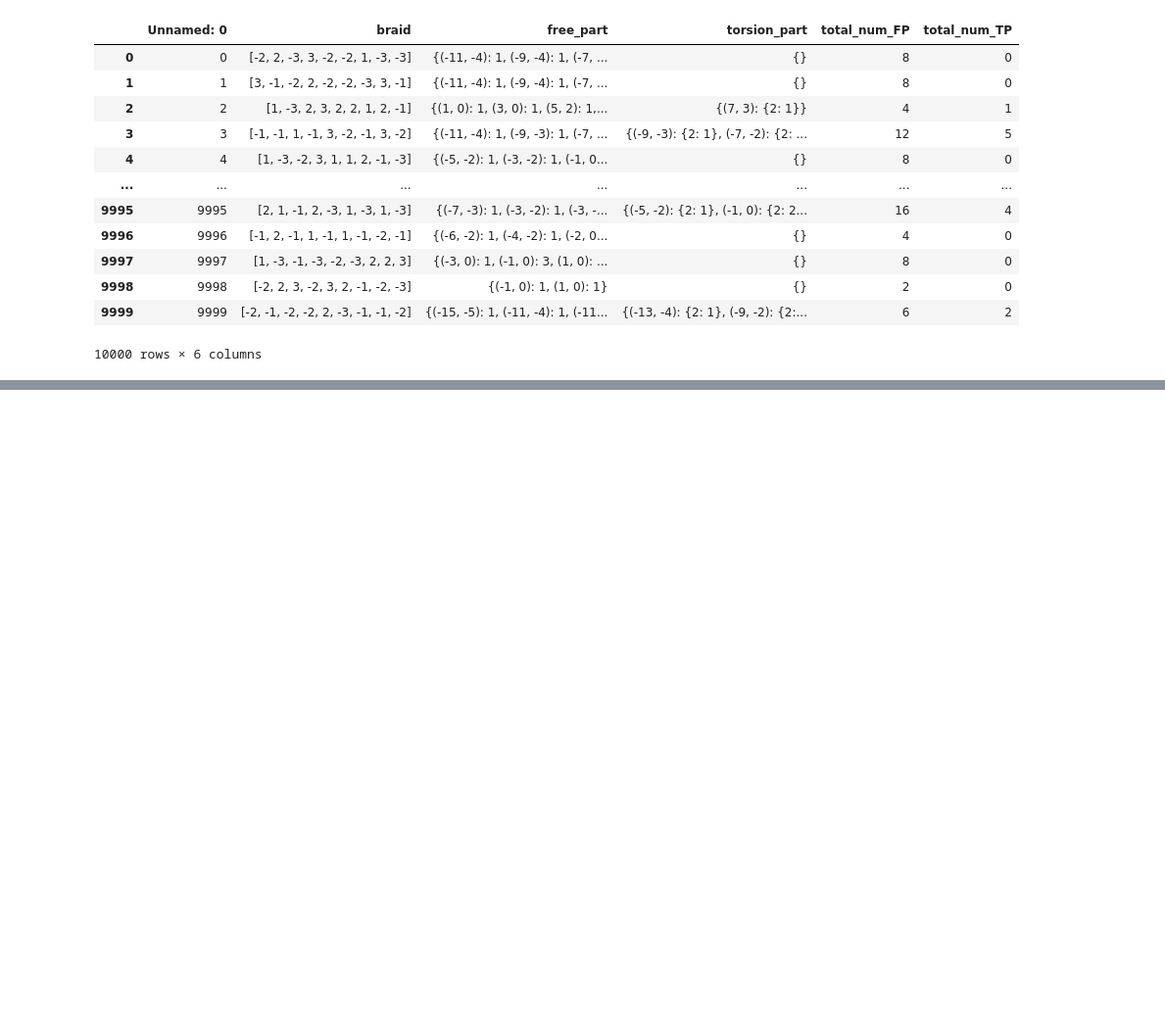
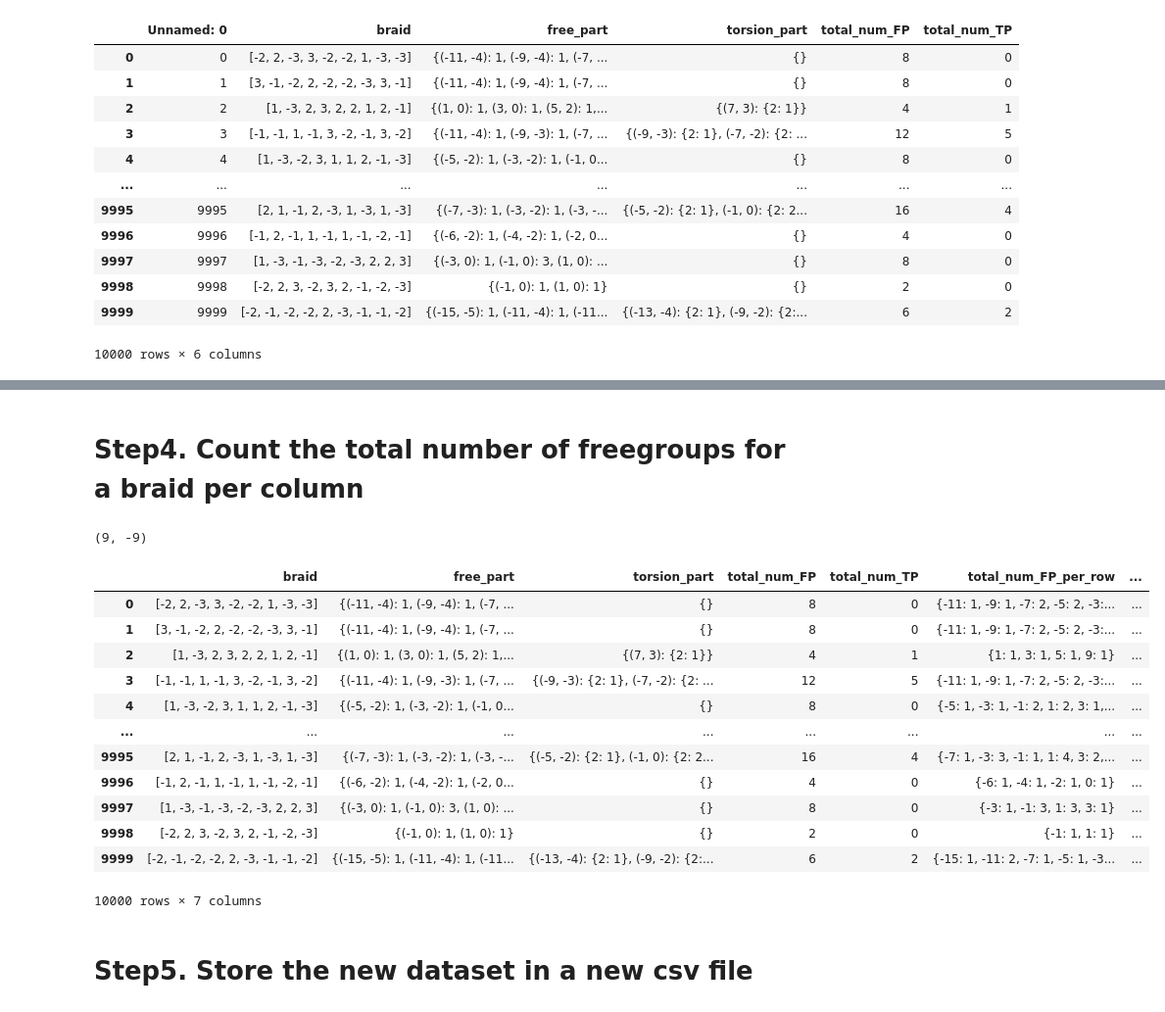
Before and after one commit to alexchandler100/MAT_180, a Jupyter notebook: machine-learning-assisted-khovanov-homology/notebooks/data_preprocessing.ipynb, the cells around one changed output, grey strips where cells are left out. Shown at 98% size. Drawn from its saved outputs; the diff is of its cells as text; code cells hidden in the pictures; blank space fills up the shorter version.

Commit message:
Create the new parsed 10000_9 dataset

```diff
--- a/machine-learning-assisted-khovanov-homology/notebooks/data_preprocessing.ipynb
+++ b/machine-learning-assisted-khovanov-homology/notebooks/data_preprocessing.ipynb
@@ -70,0 +147,53 @@ df_10000_9.to_csv(r'../data/10000_9.csv')
+# %% [markdown]
+# Step4. Count the total number of freegroups for a braid per column
+# %%
+# find maximum and minimum column number
+find_max_column = float('-inf')
+find_min_column = float('inf')
+for index, a_row in df_10000_9.iterrows():
+    #print(a_row.free_part)
+    for a_key in eval(a_row.free_part):
+       #print(a_key[0])
+        if a_key[1] < find_min_column:
+            find_min_column = a_key[1]
+        if a_key[1] > find_max_column:
+            find_max_column = a_key[1]
+
+find_max_column, find_min_column
+# %% [output]
+(9, -9)
+# %%
+def count_FP_per_col(a_free_part):
+    a_total_num_FP_per_col = {}
+    for a_key in a_free_part:
+        #print(a_key)
+        #print(eval(a_free_part)[a_key])
+        try:
+            a_total_num_FP_per_col[a_key[1]] += a_free_part[a_key]
+        except:
+            a_total_num_FP_per_col[a_key[1]] = a_free_part[a_key]
+    return a_total_num_FP_per_col
+# %%
+# count free part per column
+cfpr = np.vectorize(count_FP_per_col)
+add_column_count_to_df = cfpr(ev(df_10000_9['free_part']))
+# %%
+df_10000_9['total_num_FP_per_column'] = add_column_count_to_df
+# %%
+df_10000_9
+# %% [output]
+|  | braid | free_part | torsion_part | total_num_FP | total_num_TP | total_num_FP_per_row | ... |
+| 0 | [-2, 2, -3, 3, -2, -2, 1, -3, -3] | {(-11, -4): 1, (-9, -4): 1, (-7, ... | {} | 8 | 0 | {-11: 1, -9: 1, -7: 2, -5: 2, -3:... | ... |
+| 1 | [3, -1, -2, 2, -2, -2, -3, 3, -1] | {(-11, -4): 1, (-9, -4): 1, (-7, ... | {} | 8 | 0 | {-11: 1, -9: 1, -7: 2, -5: 2, -3:... | ... |
+| 2 | [1, -3, 2, 3, 2, 2, 1, 2, -1] | {(1, 0): 1, (3, 0): 1, (5, 2): 1,... | {(7, 3): {2: 1}} | 4 | 1 | {1: 1, 3: 1, 5: 1, 9: 1} | ... |
+| 3 | [-1, -1, 1, -1, 3, -2, -1, 3, -2] | {(-11, -4): 1, (-9, -3): 1, (-7, ... | {(-9, -3): {2: 1}, (-7, -2): {2: ... | 12 | 5 | {-11: 1, -9: 1, -7: 2, -5: 2, -3:... | ... |
+| 4 | [1, -3, -2, 3, 1, 1, 2, -1, -3] | {(-5, -2): 1, (-3, -2): 1, (-1, 0... | {} | 8 | 0 | {-5: 1, -3: 1, -1: 2, 1: 2, 3: 1,... | ... |
+| ... | ... | ... | ... | ... | ... | ... | ... |
+| 9995 | [2, 1, -1, 2, -3, 1, -3, 1, -3] | {(-7, -3): 1, (-3, -2): 1, (-3, -... | {(-5, -2): {2: 1}, (-1, 0): {2: 2... | 16 | 4 | {-7: 1, -3: 3, -1: 1, 1: 4, 3: 2,... | ... |
+| 9996 | [-1, 2, -1, 1, -1, 1, -1, -2, -1] | {(-6, -2): 1, (-4, -2): 1, (-2, 0... | {} | 4 | 0 | {-6: 1, -4: 1, -2: 1, 0: 1} | ... |
+| 9997 | [1, -3, -1, -3, -2, -3, 2, 2, 3] | {(-3, 0): 1, (-1, 0): 3, (1, 0): ... | {} | 8 | 0 | {-3: 1, -1: 3, 1: 3, 3: 1} | ... |
+| 9998 | [-2, 2, 3, -2, 3, 2, -1, -2, -3] | {(-1, 0): 1, (1, 0): 1} | {} | 2 | 0 | {-1: 1, 1: 1} | ... |
+| 9999 | [-2, -1, -2, -2, 2, -3, -1, -1, -2] | {(-15, -5): 1, (-11, -4): 1, (-11... | {(-13, -4): {2: 1}, (-9, -2): {2:... | 6 | 2 | {-15: 1, -11: 2, -7: 1, -5: 1, -3... | ... |
+10000 rows × 7 columns
+# %% [markdown]
+# Step5. Store the new dataset in a new csv file
```
Also changed, not shown: parts of 12 cells of this notebook, 1 other file.
